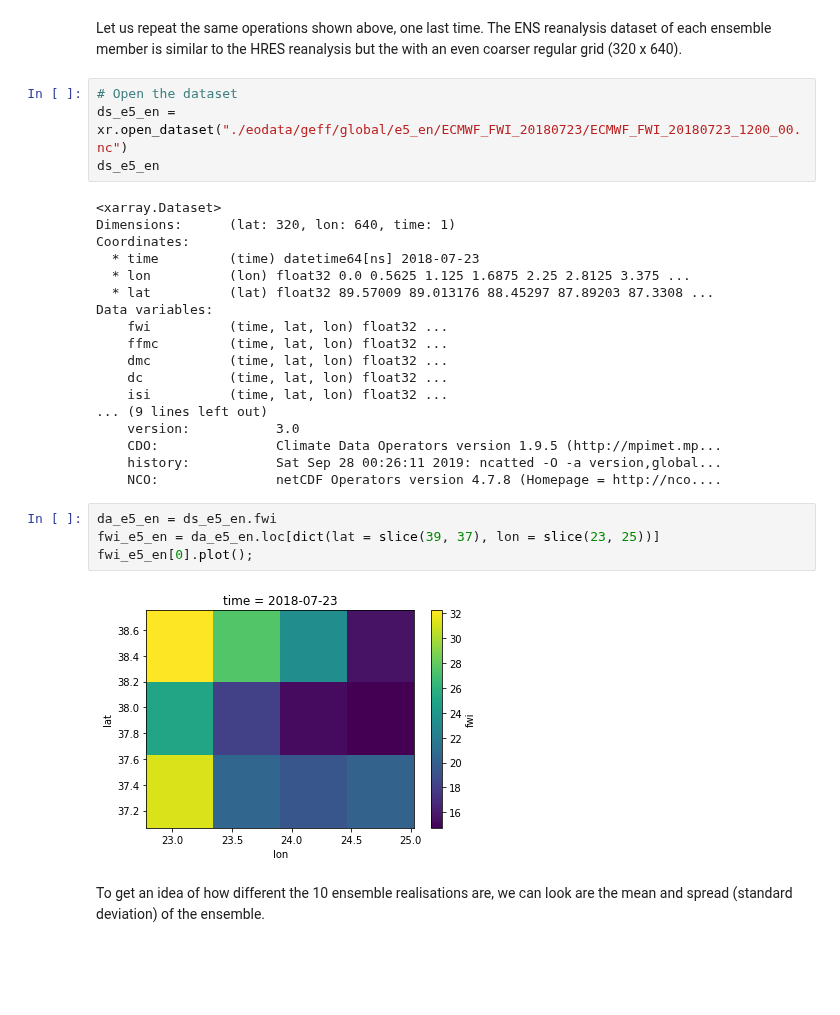
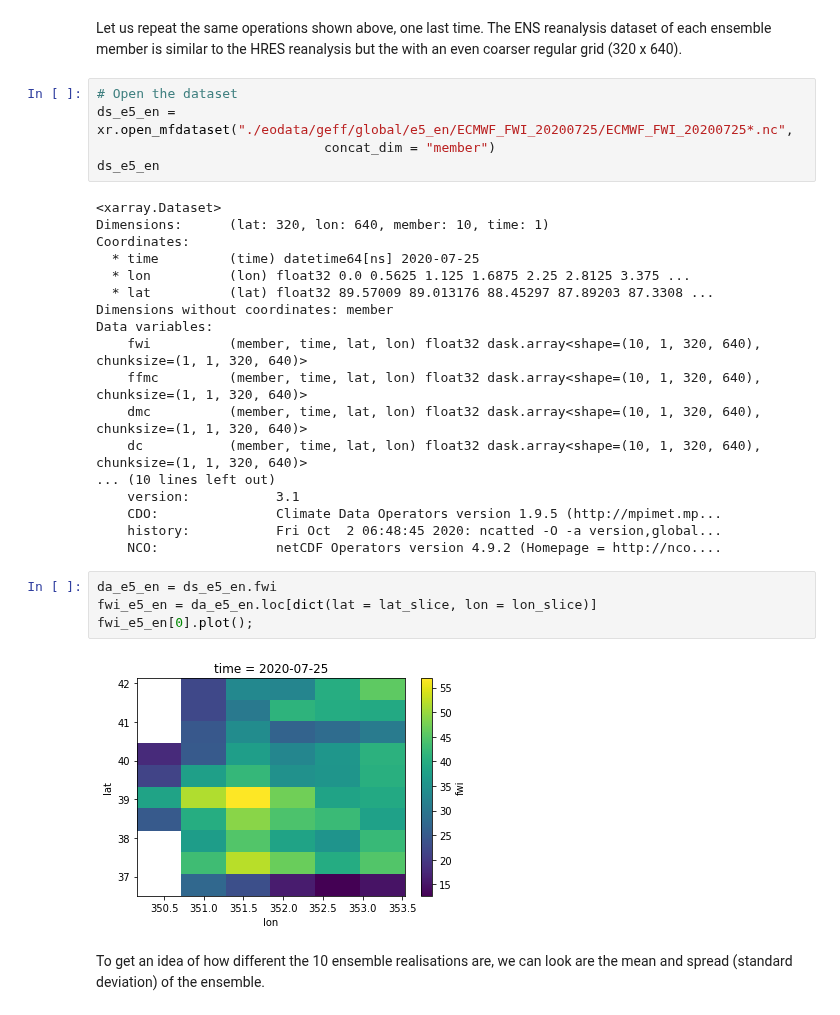
Before and after one commit to cvitolo/geff_notebooks, a Jupyter notebook: 202007_Portugal_00_data_overview.ipynb, the cells around one changed output. Saved outputs shown, nothing was run; the diff lists cells and outputs as text; blank space fills up the shorter version.

```diff
--- a/202007_Portugal_00_data_overview.ipynb
+++ b/202007_Portugal_00_data_overview.ipynb
@@ -268,31 +291,32 @@ fwi_e5_hr[0].plot();
 Let us repeat the same operations shown above, one last time. The ENS reanalysis dataset of each ensemble member is similar to the HRES reanalysis but the with an even coarser regular grid (320 x 640).
 # %%
 # Open the dataset
-ds_e5_en = xr.open_dataset("./eodata/geff/global/e5_en/ECMWF_FWI_20180723/ECMWF_FWI_20180723_1200_00.nc")
+ds_e5_en = xr.open_mfdataset("./eodata/geff/global/e5_en/ECMWF_FWI_20200725/ECMWF_FWI_20200725*.nc",
+                             concat_dim = "member")
 ds_e5_en
 # %% [output]
 <xarray.Dataset>
-Dimensions:      (lat: 320, lon: 640, time: 1)
+Dimensions:      (lat: 320, lon: 640, member: 10, time: 1)
 Coordinates:
-  * time         (time) datetime64[ns] 2018-07-23
+  * time         (time) datetime64[ns] 2020-07-25
   * lon          (lon) float32 0.0 0.5625 1.125 1.6875 2.25 2.8125 3.375 ...
   * lat          (lat) float32 89.57009 89.013176 88.45297 87.89203 87.3308 ...
+Dimensions without coordinates: member
 Data variables:
-    fwi          (time, lat, lon) float32 ...
-    ffmc         (time, lat, lon) float32 ...
-    dmc          (time, lat, lon) float32 ...
-    dc           (time, lat, lon) float32 ...
-    isi          (time, lat, lon) float32 ...
-... (9 lines left out)
-    version:           3.0
+    fwi          (member, time, lat, lon) float32 dask.array<shape=(10, 1, 320, 640), chunksize=(1, 1, 320, 640)>
+    ffmc         (member, time, lat, lon) float32 dask.array<shape=(10, 1, 320, 640), chunksize=(1, 1, 320, 640)>
+    dmc          (member, time, lat, lon) float32 dask.array<shape=(10, 1, 320, 640), chunksize=(1, 1, 320, 640)>
+    dc           (member, time, lat, lon) float32 dask.array<shape=(10, 1, 320, 640), chunksize=(1, 1, 320, 640)>
+... (10 lines left out)
+    version:           3.1
     CDO:               Climate Data Operators version 1.9.5 (http://mpimet.mp...
-    history:           Sat Sep 28 00:26:11 2019: ncatted -O -a version,global...
-    NCO:               netCDF Operators version 4.7.8 (Homepage = http://nco....
+    history:           Fri Oct  2 06:48:45 2020: ncatted -O -a version,global...
+    NCO:               netCDF Operators version 4.9.2 (Homepage = http://nco....
 # %%
 da_e5_en = ds_e5_en.fwi
-fwi_e5_en = da_e5_en.loc[dict(lat = slice(39, 37), lon = slice(23, 25))]
+fwi_e5_en = da_e5_en.loc[dict(lat = lat_slice, lon = lon_slice)]
 fwi_e5_en[0].plot();
 # %% [output]
-[figure, old version]
+[figure, new version]
 # %% [markdown]
 To get an idea of how different the 10 ensemble realisations are, we can look are the mean and spread (standard deviation) of the ensemble.
```
Also changed, not shown: parts of 25 cells of this notebook, 1 other file.
